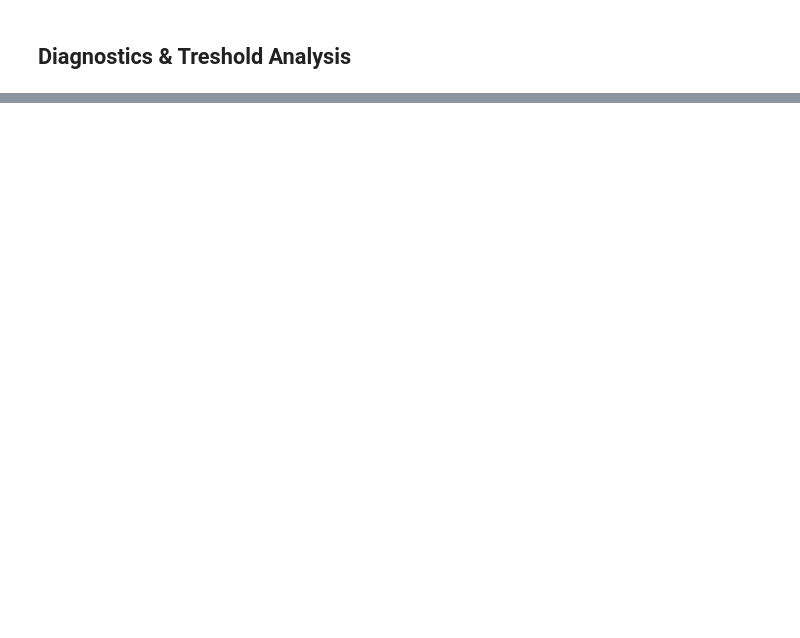
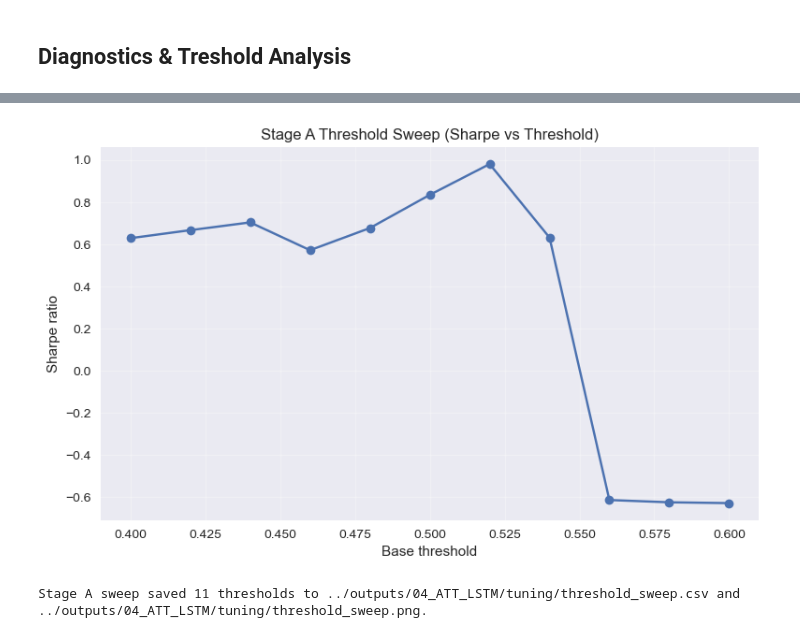
Before and after one commit to FranQuant/AI-based-Trading-Strategies, a Jupyter notebook: notebooks/04_ATT_LSTM_model.ipynb, the cells around one changed output, grey strips where cells are left out. Cells and saved outputs as stored; diff of their text form; code cells hidden in the pictures; blank space fills up the shorter version.

```diff
--- a/notebooks/04_ATT_LSTM_model.ipynb
+++ b/notebooks/04_ATT_LSTM_model.ipynb
@@ -1610,0 +1615,54 @@ Best threshold by Sharpe: 0.400, Sharpe=0.146
+# %%
+# ============================================
+# Stage A threshold sweep (diagnostic only)
+# ============================================
+import contextlib, io
+
+TUNING_DIR = OUTPUT_DIR / 'tuning'
+TUNING_DIR.mkdir(parents=True, exist_ok=True)
+
+threshold_grid = np.round(np.arange(0.40, 0.60 + 1e-9, 0.02), 2)
+records = []
+
+for base_th in threshold_grid:
+    long_th = round(base_th + 0.05, 4)
+    short_th = round(base_th - 0.05, 4)
+    cfg = BTConfig(long_threshold=long_th, short_threshold=short_th)
+    with contextlib.redirect_stdout(io.StringIO()):
+        _, bt_summary = run_backtest_clean(
+            df,
+            predictions,
+            pred_index=pred_index,
+            cfg=cfg,
+        )
+    records.append({
+        'threshold': float(base_th),
+        'long_threshold': float(long_th),
+        'short_threshold': float(short_th),
+        'sharpe': float(bt_summary.get('sharpe', np.nan)),
+        'cagr': float(bt_summary.get('cagr', np.nan)),
+        'hit_rate': float(bt_summary.get('hit_rate', np.nan)),
+        'max_drawdown': float(bt_summary.get('max_drawdown', np.nan)),
+    })
+
+threshold_sweep_df = pd.DataFrame(records)
+
+csv_path = TUNING_DIR / 'threshold_sweep.csv'
+png_path = TUNING_DIR / 'threshold_sweep.png'
+
+threshold_sweep_df.to_csv(csv_path, index=False)
+
+fig, ax = plt.subplots(figsize=(8, 5))
+ax.plot(threshold_sweep_df['threshold'], threshold_sweep_df['sharpe'], marker='o')
+ax.set_xlabel('Base threshold')
+ax.set_ylabel('Sharpe ratio')
+ax.set_title('Stage A Threshold Sweep (Sharpe vs Threshold)')
+ax.grid(True, alpha=0.3)
+fig.tight_layout()
+fig.savefig(png_path, dpi=200)
+plt.show()
+
+print(f"Stage A sweep saved {len(threshold_sweep_df)} thresholds to {csv_path} and {png_path}.")
+# %% [output]
+[figure, added]
+Stage A sweep saved 11 thresholds to ../outputs/04_ATT_LSTM/tuning/threshold_sweep.csv and ../outputs/04_ATT_LSTM/tuning/threshold_sweep.png.
```
Also changed, not shown: parts of 14 cells of this notebook.
